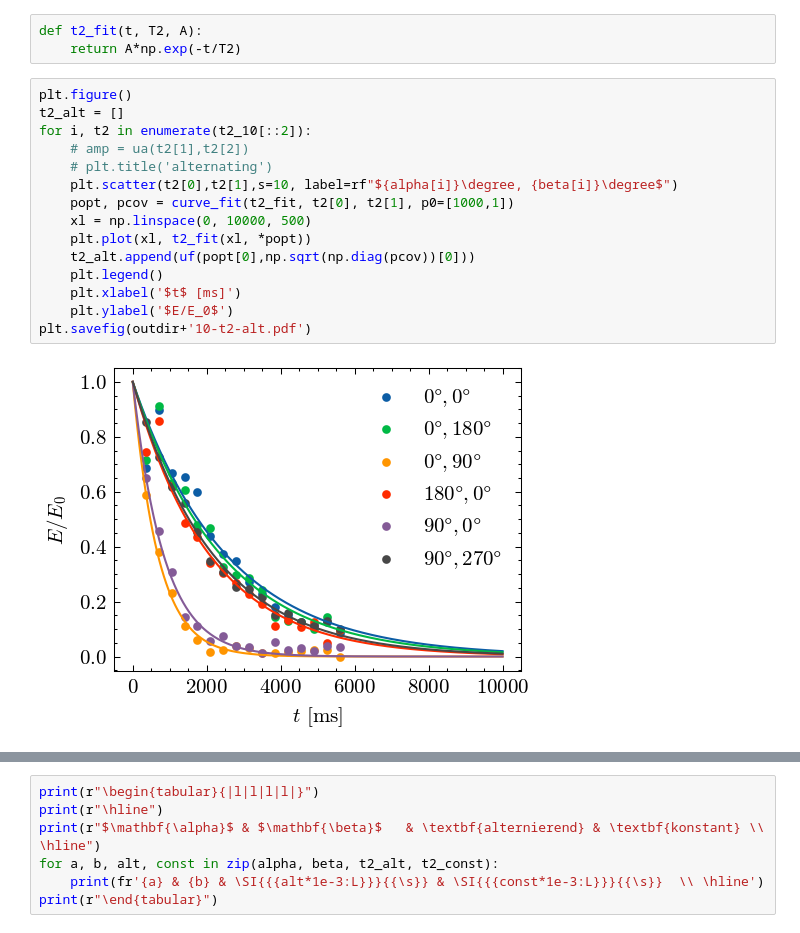
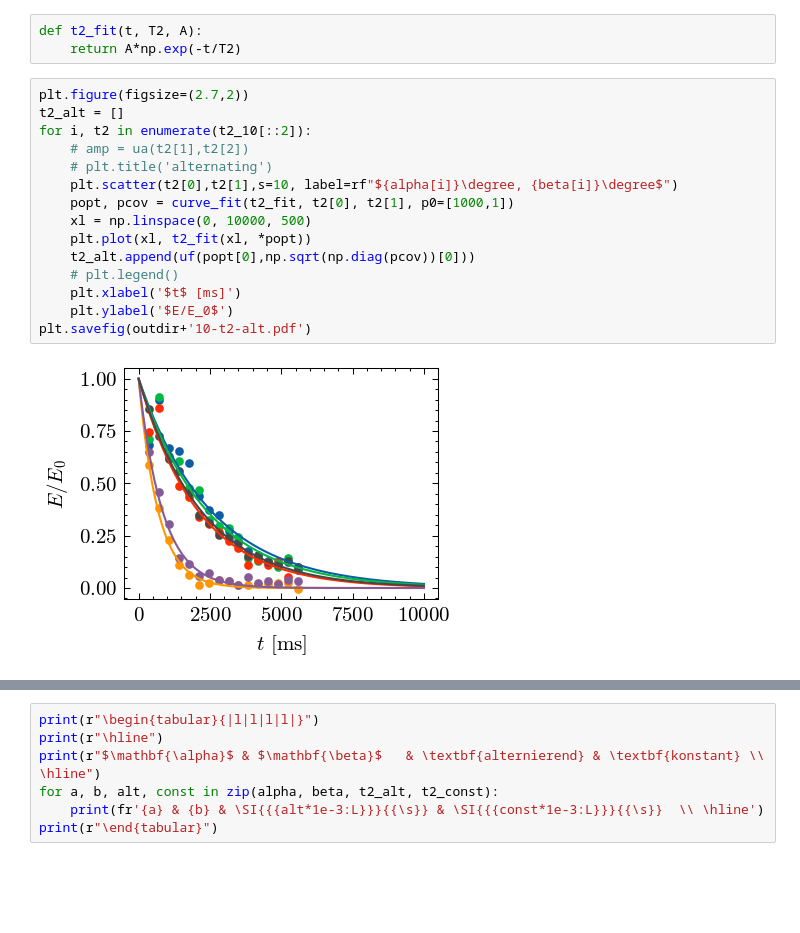
Before and after one commit to emhl/FP2, a Jupyter notebook: kernspin.ipynb, the cells around one changed output, grey strips where cells are left out. Saved outputs shown, nothing was run; the diff lists cells and outputs as text; blank space fills up the shorter version.

Commit message:
change some figsizes

```diff
--- a/kernspin.ipynb
+++ b/kernspin.ipynb
@@ -440,20 +440,20 @@ files10[3::8]
 def t2_fit(t, T2, A):
     return A*np.exp(-t/T2)
 # %%
-plt.figure()
+plt.figure(figsize=(2.7,2))
 t2_alt = []
 for i, t2 in enumerate(t2_10[::2]):
     # amp = ua(t2[1],t2[2])
     # plt.title('alternating')
     plt.scatter(t2[0],t2[1],s=10, label=rf"${alpha[i]}\degree, {beta[i]}\degree$")
     popt, pcov = curve_fit(t2_fit, t2[0], t2[1], p0=[1000,1])
     xl = np.linspace(0, 10000, 500)
     plt.plot(xl, t2_fit(xl, *popt))
     t2_alt.append(uf(popt[0],np.sqrt(np.diag(pcov))[0]))
-    plt.legend()
+    # plt.legend()
     plt.xlabel('$t$ [ms]')
     plt.ylabel('$E/E_0$')
 plt.savefig(outdir+'10-t2-alt.pdf')
 # %% [output]
-[figure, old version]
+[figure, new version]
 # %%
```
Also changed, not shown: parts of 8 cells of this notebook.
